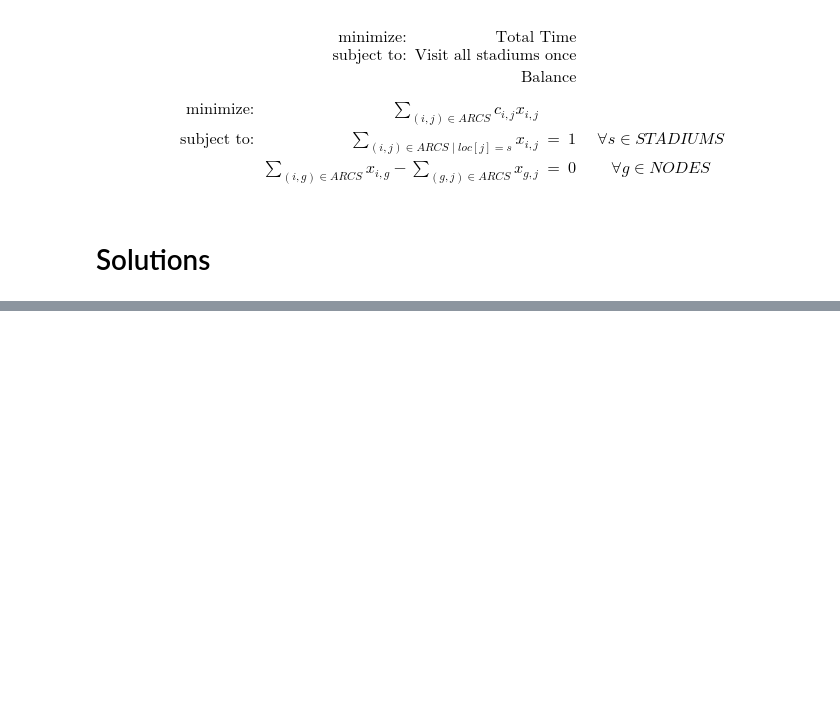
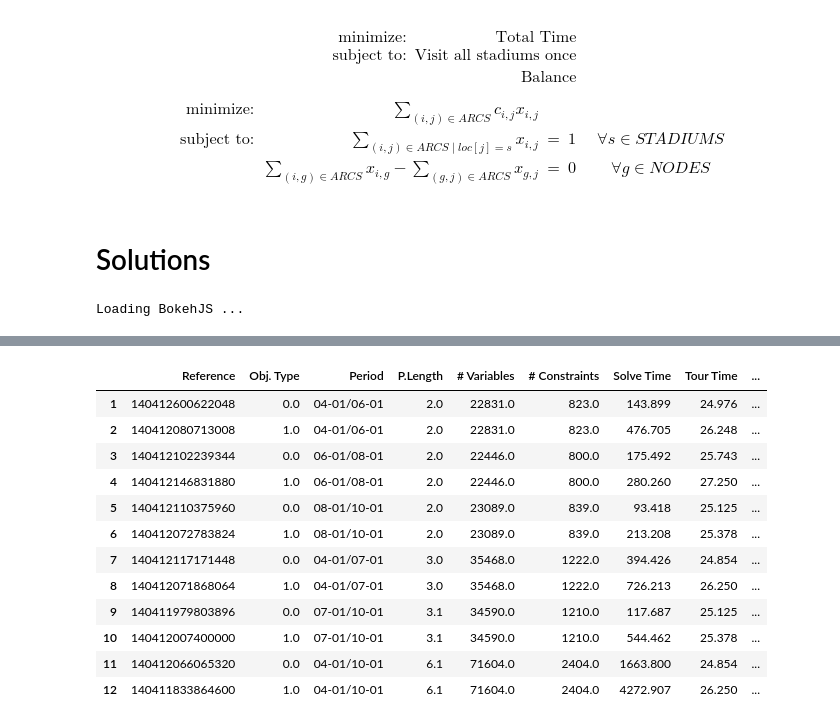
Before and after one commit to sertalpbilal/traveling-baseball-fan-problem, a Jupyter notebook: TBFP.ipynb, the cells around one changed output, grey strips where cells are left out. Cells and saved outputs as stored; diff of their text form; code cells hidden in the pictures; blank space fills up the shorter version.

```diff
--- a/TBFP.ipynb
+++ b/TBFP.ipynb
@@ -58,7 +22,7 @@ $$
 import os
 
 solutions = []
-for filename in os.listdir(os.getcwd() + '/results'):
+for filename in sorted(os.listdir(os.getcwd() + '/results'), reverse=True):
     f = open('results/'+filename, 'r')
     row = {'ref': filename}
     for line in f:
@@ -74,0 +80,36 @@ for filename in os.listdir(os.getcwd() + '/results'):
+# %%
+from bokeh.plotting import figure, show
+from bokeh.io import output_notebook
+from bokeh.models.widgets import Slider, Select
+from bokeh.models import HoverTool, ColumnDataSource, TapTool, Div
+from bokeh.io import curdoc
+from bokeh.layouts import widgetbox, column, row
+import pandas as pd
+import random
+from bokeh.embed import components
+from IPython.core.display import display, HTML
+from bokeh.models.callbacks import CustomJS
+
+
+
+import time
+from bokeh.events import Tap
+
+output_notebook()
+
+df = pd.DataFrame(
+    df_source,
+    columns=[
+        'id', 'ref', 'objt', 'period', 'mont', 'vars', 'cons', 'solv',
+        'time', 'dist', 'cost'
+    ]).set_index(['id'])
+
+axis_map = {
+    "Tour Length": 'tour', "Tour Distance": 'dist', "Tour Cost": 'cost', "Period Length": 'mont'
+}
+
+df2=df.rename(columns = {'ref': 'Reference', 'objt':'Obj. Type', 'period': 'Period', 'mont': 'P.Length', 'vars': '# Variables', 'cons': '# Constraints',
+                        'solv': 'Solve Time', 'time': 'Tour Time', 'dist': 'Tour Distance', 'cost': 'Tour Cost'})
+display(HTML(df2.to_html(index_names=False)))
+# %% [output]
+Loading BokehJS ...
@@ -74,0 +117,13 @@ for filename in os.listdir(os.getcwd() + '/results'):
+|  | Reference | Obj. Type | Period | P.Length | # Variables | # Constraints | Solve Time | Tour Time | ... |
+| 1 | 140412600622048 | 0.0 | 04-01/06-01 | 2.0 | 22831.0 | 823.0 | 143.899 | 24.976 | ... |
+| 2 | 140412080713008 | 1.0 | 04-01/06-01 | 2.0 | 22831.0 | 823.0 | 476.705 | 26.248 | ... |
+| 3 | 140412102239344 | 0.0 | 06-01/08-01 | 2.0 | 22446.0 | 800.0 | 175.492 | 25.743 | ... |
+| 4 | 140412146831880 | 1.0 | 06-01/08-01 | 2.0 | 22446.0 | 800.0 | 280.260 | 27.250 | ... |
+| 5 | 140412110375960 | 0.0 | 08-01/10-01 | 2.0 | 23089.0 | 839.0 | 93.418 | 25.125 | ... |
+| 6 | 140412072783824 | 1.0 | 08-01/10-01 | 2.0 | 23089.0 | 839.0 | 213.208 | 25.378 | ... |
+| 7 | 140412117171448 | 0.0 | 04-01/07-01 | 3.0 | 35468.0 | 1222.0 | 394.426 | 24.854 | ... |
+| 8 | 140412071868064 | 1.0 | 04-01/07-01 | 3.0 | 35468.0 | 1222.0 | 726.213 | 26.250 | ... |
+| 9 | 140411979803896 | 0.0 | 07-01/10-01 | 3.1 | 34590.0 | 1210.0 | 117.687 | 25.125 | ... |
+| 10 | 140412007400000 | 1.0 | 07-01/10-01 | 3.1 | 34590.0 | 1210.0 | 544.462 | 25.378 | ... |
+| 11 | 140412066065320 | 0.0 | 04-01/10-01 | 6.1 | 71604.0 | 2404.0 | 1663.800 | 24.854 | ... |
+| 12 | 140411833864600 | 1.0 | 04-01/10-01 | 6.1 | 71604.0 | 2404.0 | 4272.907 | 26.250 | ... |
```
Also changed, not shown: parts of 6 cells of this notebook.
